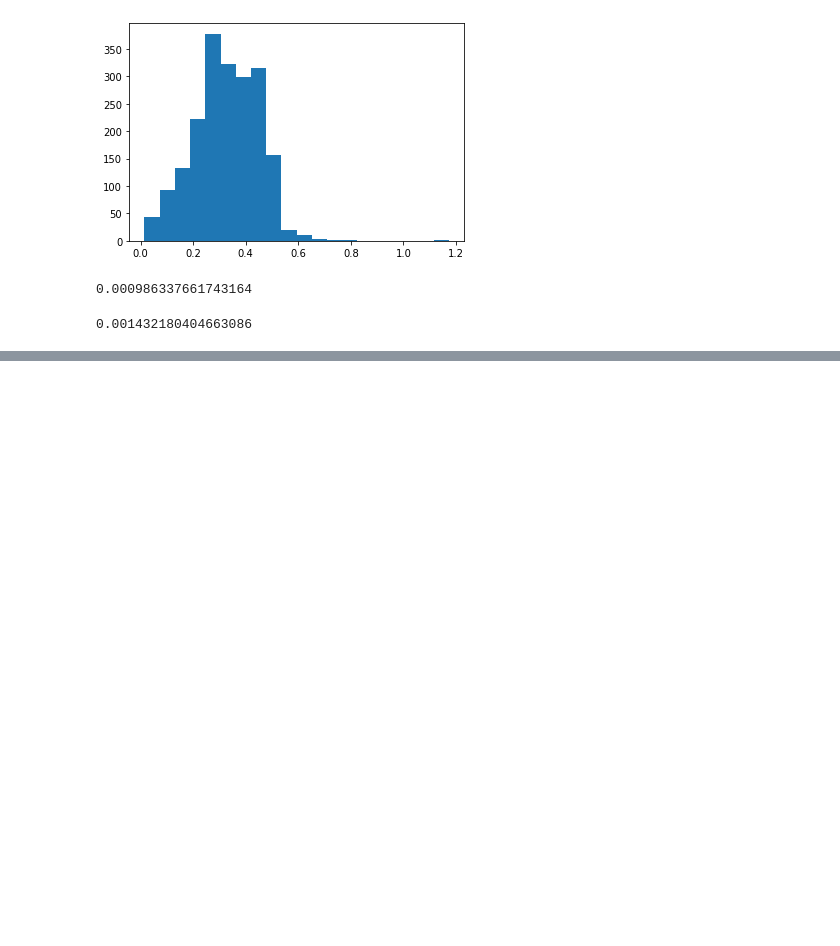
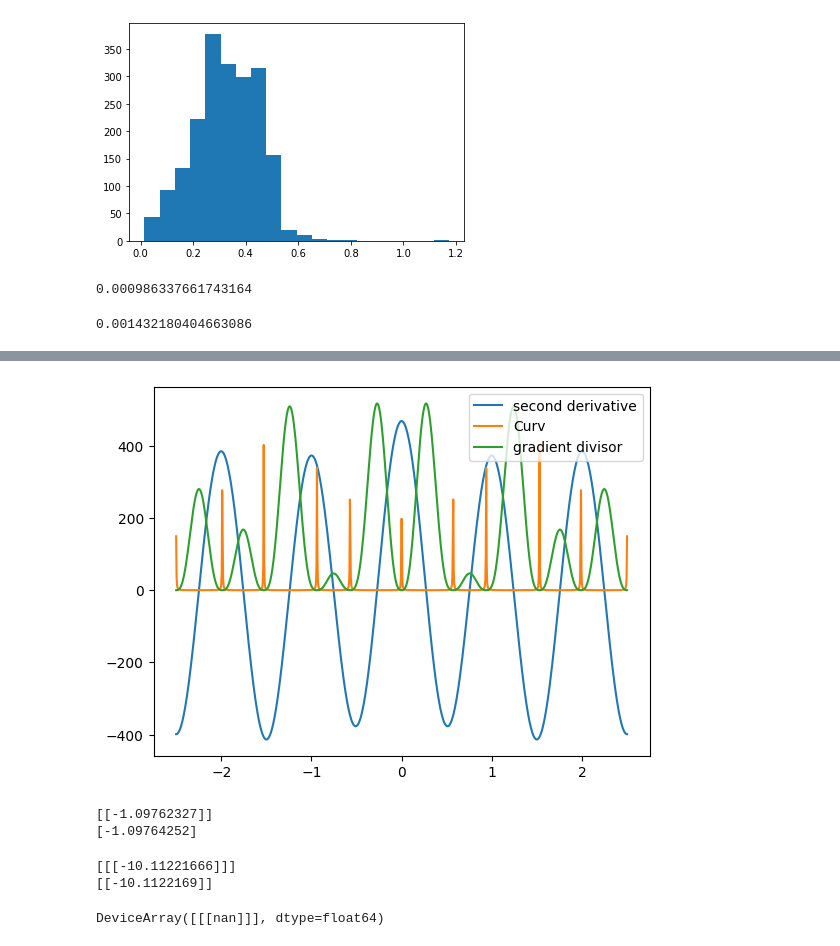
Before and after one commit to daniellengyel/FunctionApproximation, a Jupyter notebook: notebooks/AnalyzeCurvConfigGood.ipynb, the cells around one changed output, grey strips where cells are left out. Cells and saved outputs as stored; diff of their text form; code cells hidden in the pictures; blank space fills up the shorter version.

```diff
--- a/notebooks/AnalyzeCurvConfigGood.ipynb
+++ b/notebooks/AnalyzeCurvConfigGood.ipynb
@@ -304,0 +426,48 @@ z_quadrics_f.shape
+# %%
+f2_vis = F.f2(jnp.array(X_vis).reshape(-1, 1)).flatten()
+plt.plot(X_vis, f2_vis, label="second derivative")
+# plt.plot(X_vis,  F.f1(jnp.array(X_vis).reshape(-1, 1)).flatten())
+plt.plot(X_vis,  np.array([k_l(F, x, reparm_type="curv", use_norm=True) for x in X_vis]).flatten(), label="Curv")
+plt.plot(X_vis,  0.001*(1 + F.f1(jnp.array(X_vis).reshape(-1, 1)).flatten()**2.)**(3/2.), label="gradient divisor")
+# plt.plot(X_vis,  f2_vis/(1 + F.f1(jnp.array(X_vis).reshape(-1, 1)).flatten()**2.)**(3/2.))
+# plt.xlim(-0.5, 0.5)
+
+
+# plt.plot(X_vis, y_vis)
+
+# x = -2.5
+# plt.plot([x, x + 1e-8], [-3, 8])
+
+# x = -3
+# plt.plot([x, x + 1e-8], [-3, 8])
+
+# for i in range(10):
+#     x = -2.5  + i * 0.5
+#     plt.plot([x, x + 1e-8], [-3, 8])
+
+plt.legend()
+plt.show()
+# %% [output]
+[figure, added]
+# %%
+x = -3.
+h = 1e-5
+
+print(F.f1(jnp.array([[x]])))
+print((F.f(jnp.array([[x + h]])) - F.f(jnp.array([[x]])))/h)
+# %% [output]
+[[-1.09762327]]
+[-1.09764252]
+# %%
+x = -2.5
+h = 1e-5
+
+print(F.f2(jnp.array([[x]])))
+print((F.f1(jnp.array([[x + h]])) - F.f1(jnp.array([[x]])))/h)
+# %% [output]
+[[[-10.11221666]]]
+[[-10.1122169]]
+# %%
+F.f2(jnp.array([[0.]]))
+# %% [output]
+DeviceArray([[[nan]]], dtype=float64)
```
Also changed, not shown: parts of 10 cells of this notebook, 13 other files.
